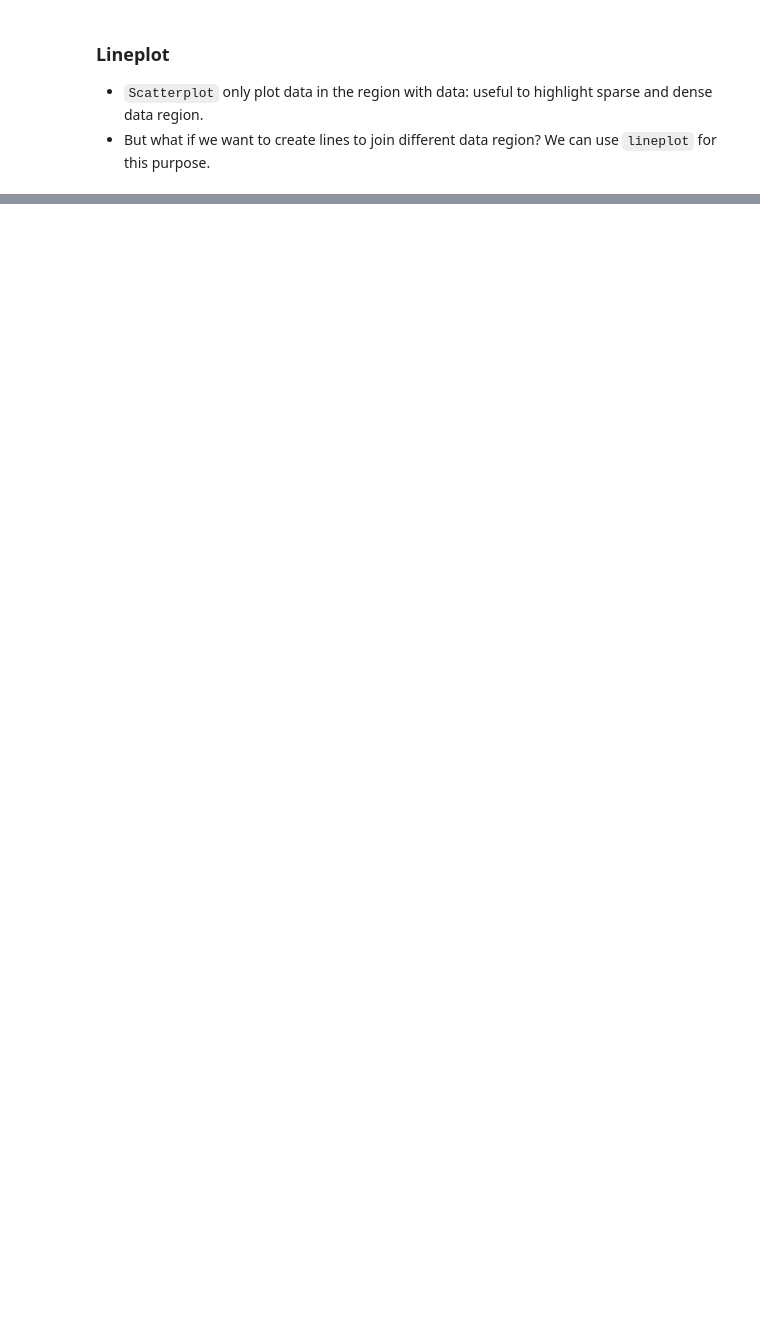
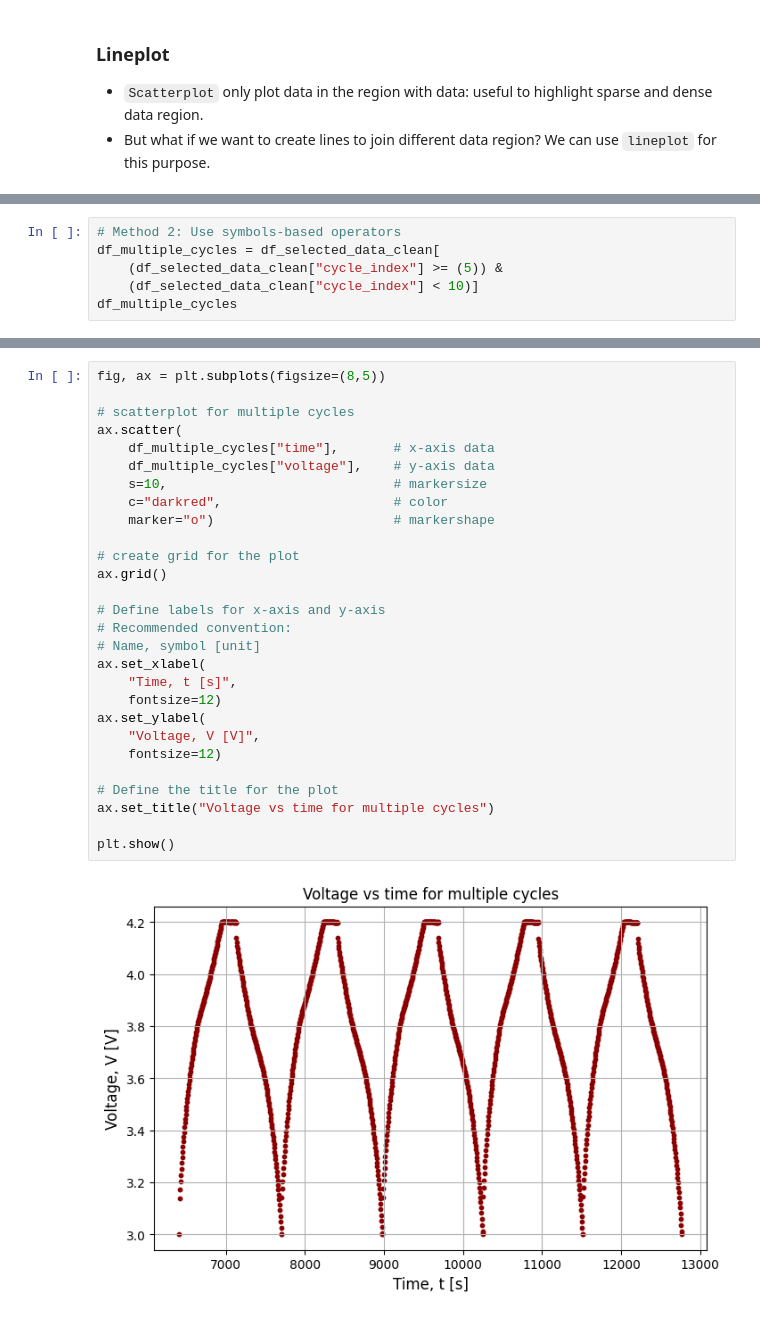
Before and after one commit to meichinpang/python_workshop, a Jupyter notebook: battery_data_analytics_with_python.ipynb, the cells around one changed output, grey strips where cells are left out. Saved outputs shown, nothing was run; the diff lists cells and outputs as text; blank space fills up the shorter version.

```diff
--- a/battery_data_analytics_with_python.ipynb
+++ b/battery_data_analytics_with_python.ipynb
@@ -430,0 +524,6 @@ plt.show()
+# %%
+# Method 2: Use symbols-based operators
+df_multiple_cycles = df_selected_data_clean[
+    (df_selected_data_clean["cycle_index"] >= (5)) &
+    (df_selected_data_clean["cycle_index"] < 10)]
+df_multiple_cycles
@@ -430,0 +544,30 @@ plt.show()
+# %%
+fig, ax = plt.subplots(figsize=(8,5))
+
+# scatterplot for multiple cycles
+ax.scatter(
+    df_multiple_cycles["time"],       # x-axis data
+    df_multiple_cycles["voltage"],    # y-axis data
+    s=10,                             # markersize
+    c="darkred",                      # color
+    marker="o")                       # markershape
+
+# create grid for the plot
+ax.grid()
+
+# Define labels for x-axis and y-axis
+# Recommended convention:
+# Name, symbol [unit]
+ax.set_xlabel(
+    "Time, t [s]",
+    fontsize=12)
+ax.set_ylabel(
+    "Voltage, V [V]",
+    fontsize=12)
+
+# Define the title for the plot
+ax.set_title("Voltage vs time for multiple cycles")
+
+plt.show()
+# %% [output]
+[figure, added]
```
Also changed, not shown: parts of 46 cells of this notebook.
